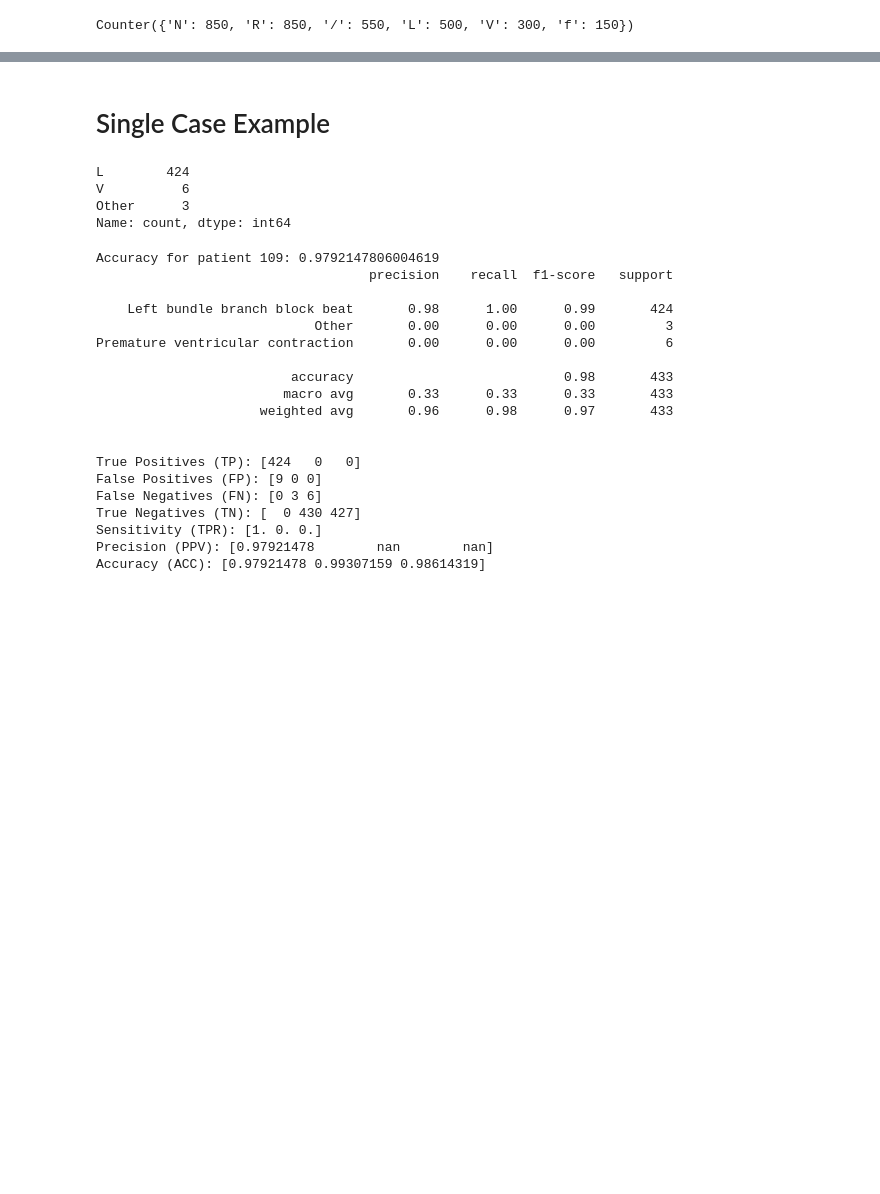
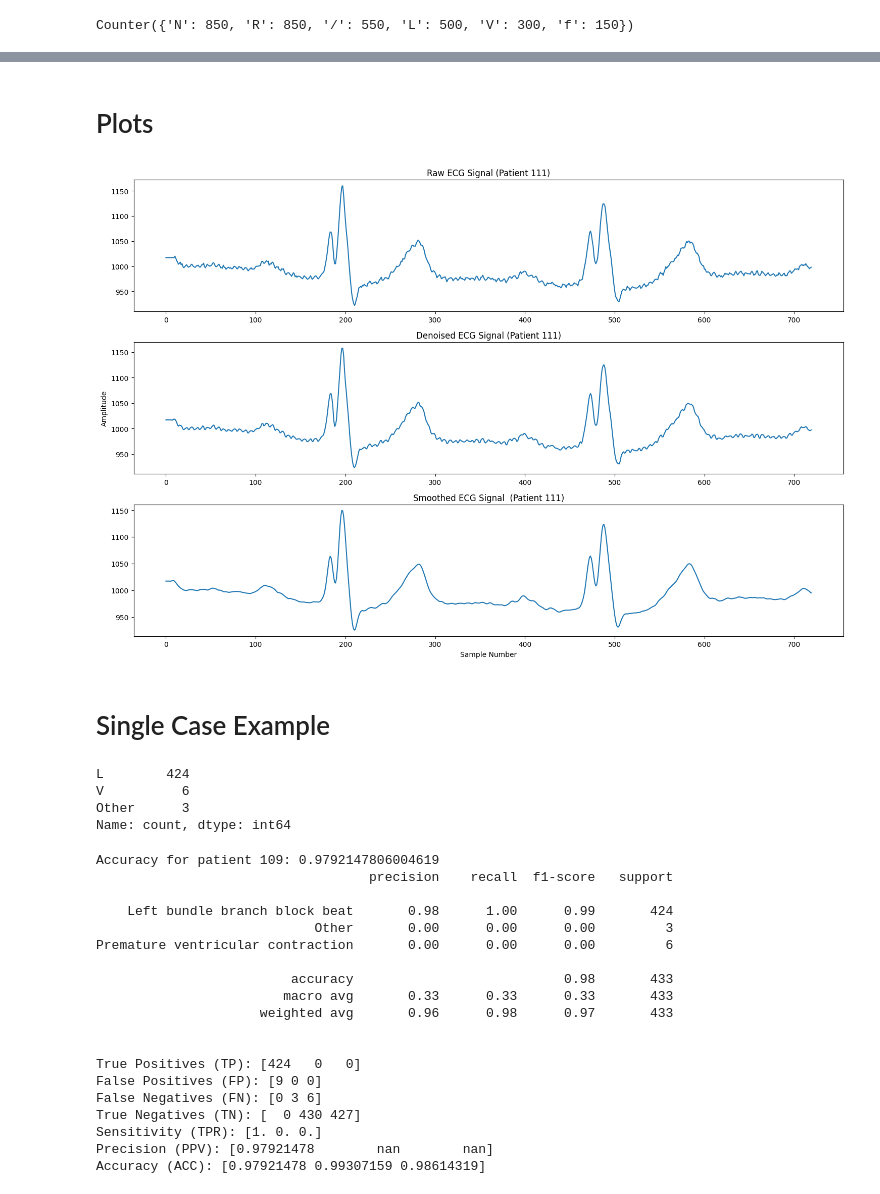
Before and after one commit to uriballo/ECG-BeatClassification-SVM, a Jupyter notebook: SVM-ASP.ipynb, the cells around one changed output, grey strips where cells are left out. Cells and saved outputs as stored; diff of their text form; code cells hidden in the pictures; blank space fills up the shorter version.

```diff
--- a/SVM-ASP.ipynb
+++ b/SVM-ASP.ipynb
@@ -327,3 +226,45 @@ Accuracy (ACC): [0.9943662 0.9943662]
+# %% [markdown]
+# Plots
+# %%
+import matplotlib.pyplot as plt
+
+# Assuming 'ecg_data' is your DataFrame and it contains a column with ECG signals named 'signal'
+# Selecting a sample signal
+sample_signal = pd.read_csv('./datasets/111.csv')
+sample_signal.columns = sample_signal.columns.str.strip("'")
+sample_signal = sample_signal['MLII']
+
+# Applying noise reduction
+denoised_signal = remove_baseline_wander(sample_signal)
+smoothed_signal = smooth_signal(denoised_signal)
+
+# Define the range of interest for plotting
+start, end = 0, 2 * 360
+
+# Plotting
+plt.figure(figsize=(15, 10))
+
+# Raw Signal
+plt.subplot(3, 1, 1)  # 1 row, 2 columns, 1st subplot
+plt.plot(sample_signal[start:end])
+plt.title('Raw ECG Signal (Patient 111)')
+
+# Denoised Signal
+plt.subplot(3, 1, 2)  # 1 row, 2 columns, 2nd subplot
+plt.plot(denoised_signal[start:end])
+plt.title('Denoised ECG Signal (Patient 111)')
+plt.ylabel('Amplitude')
+
+# Smoothed Signal
+plt.subplot(3, 1, 3)  # 3 rows, 1 column, 3rd subplot
+plt.plot(smoothed_signal[start:end])
+plt.title('Smoothed ECG Signal  (Patient 111)')
+plt.xlabel('Sample Number')
+
+plt.tight_layout()
+plt.show()
+# %% [output]
+[figure, added]
 # %% [markdown]
 # Single Case Example
 # %%
```
Also changed, not shown: parts of 6 cells of this notebook.
